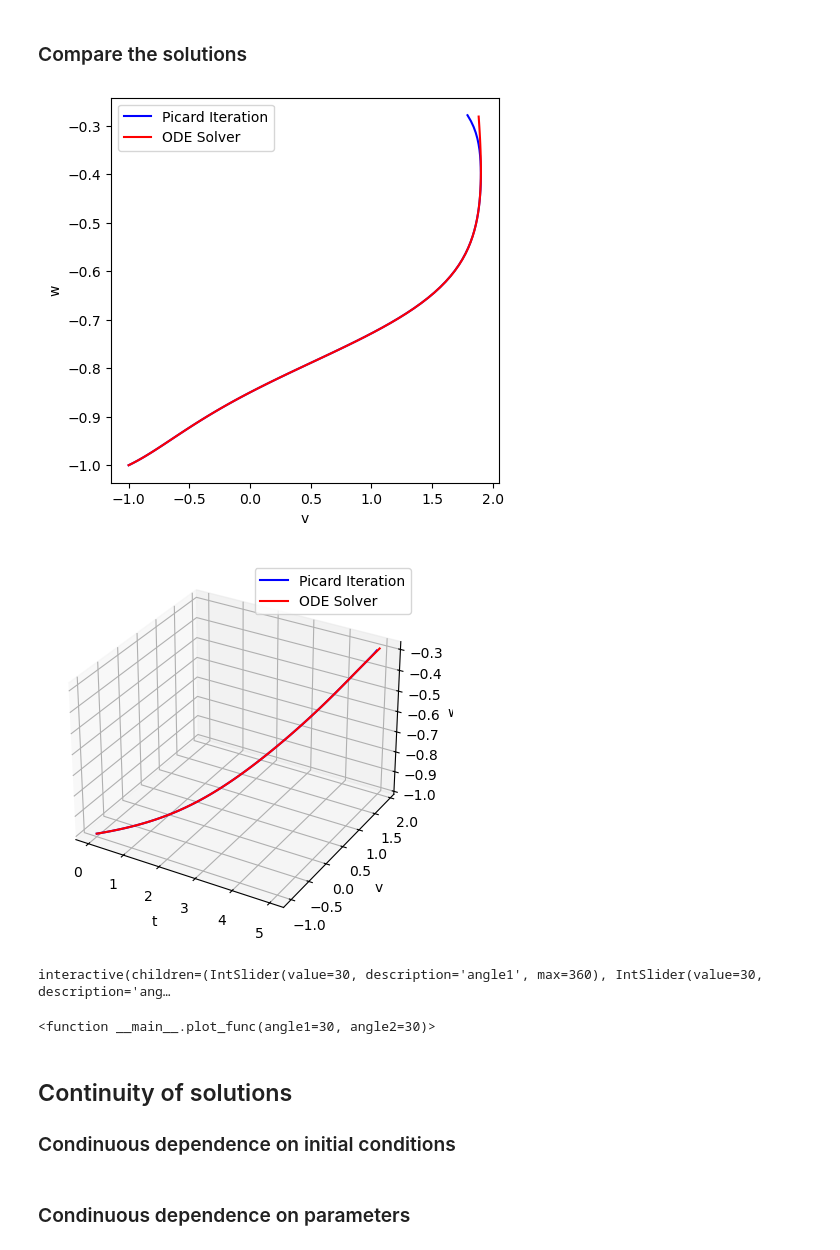
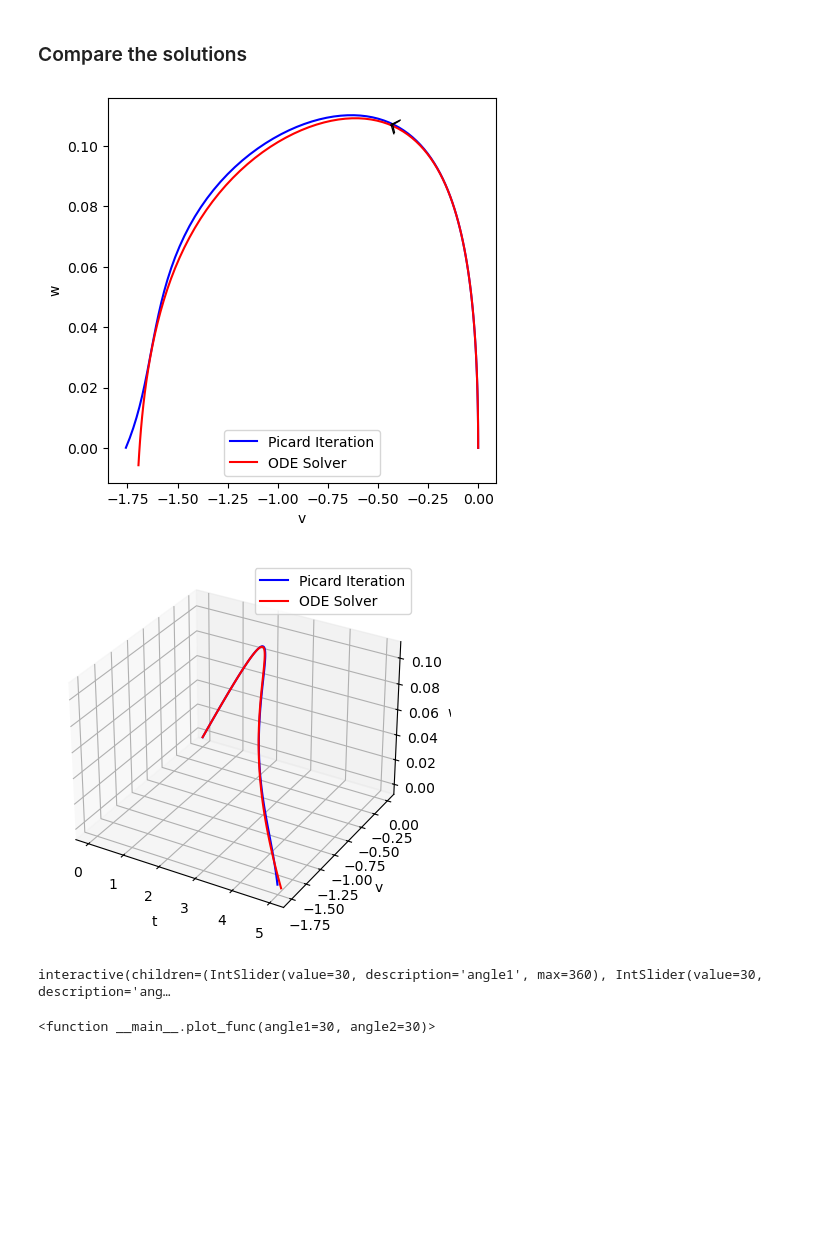
Before and after one commit to CharlesXu-Jingyue/CDS232_Wi24_CourseProject, a Jupyter notebook: FitHughNagumo.ipynb, the cells around one changed output. Cells and saved outputs as stored; diff of their text form; code cells hidden in the pictures; blank space fills up the shorter version.

```diff
--- a/FitHughNagumo.ipynb
+++ b/FitHughNagumo.ipynb
@@ -22,7 +22,7 @@ $$\begin{cases}
 \dot{w} = 0.08(v+0.7-0.8w)
 \end{cases}$$
 # %%
-# Set up the system of differential equations for the FitzHugh-Nagumo model
+## Set up the system of differential equations for the FitzHugh-Nagumo model
 import sympy as sp
 
 # Define the variables
@@ -32,11 +32,12 @@ v, w = sp.symbols('v w')
 a = 0.7
 b = 0.8
 epsilon = 0.08
-I = 0
+I_stim = 0
 
-# Define the differential equations
-dv_dt = v - (v**3)/3 - w + I
+# Define the system of differential equations
+dv_dt = v - (v**3)/3 - w + I_stim
 dw_dt = epsilon * (v + a - b*w)
+f = sp.Matrix([dv_dt, dw_dt])
 
 # Print the equations
 print("dv/dt =", dv_dt)
@@ -93,38 +100,37 @@ For a bounded region $v:(-2, 2), w:(-2, 2)$ around $x_0 = [0, 0]$, the local Lip
 # %%
-# Set the initial conditions
+## Set the initial conditions
 import numpy as np
 
 # Define the time interval
-t0 = 0.0
-t_final = 5.0
+t0, t_final = 0.0, 5.0
 n = 100
 t = np.linspace(t0, t_final, n)
 
 # Define the initial condition
-x0 = [-1.0, -1.0]
+x0 = [0.0, 0.0]
 # %% [markdown]
 ### Solve using Picard Iteration
 # %%
-# Solve using Picard Iteration
+## Solve using Picard Iteration
 from scipy.integrate import cumtrapz
 
 # Define the system of equations
 def f(x):
     v, w = x
-    return [v - (v**3)/3 - w + I, epsilon * (v + a - b*w)]
+    return [v - (v**3)/3 - w + I_stim, epsilon * (v + a - b*w)]
 
 # Initialize the solution
 xt = np.tile(x0, (n, 1)).T
 
 # Define tolerance
-error = np.inf
+delta = np.inf
 tol = 1e0
 
 # Compute the solution
-while error > tol:
+while delta > tol:
     xt_next = np.tile(x0, (n, 1)).T + cumtrapz(f(xt), t, initial=0, axis=1)
-    error = np.linalg.norm(xt_next - xt, )
-    print("delta =", error)
+    delta = np.linalg.norm(xt_next - xt)
+    print("delta =", delta)
     xt = xt_next
 xt_picard = xt
 # %% [output]
@@ -155,19 +163,24 @@ xt_ode45 = sol.y
 # %% [markdown]
 ### Compare the solutions
 # %%
-# Compare the solutions of the two methods
+## Compare the solutions of the two methods
 import matplotlib.pyplot as plt
 
 # Plot the solutions
 plt.figure(figsize=(5, 5))
 plt.plot(xt_picard[0], xt_picard[1], color='blue', label='Picard Iteration')
 plt.plot(xt_ode45[0], xt_ode45[1], color='red', label='ODE Solver')
+middle_index = len(xt_picard[0]) // 2
+
+# Add arrows to indicate direction
+plt.annotate('', xy=(xt_picard[0][middle_index], xt_picard[1][middle_index]), xytext=(xt_picard[0][middle_index-1], xt_picard[1][middle_index-1]), arrowprops=dict(arrowstyle='->,head_width=0.5', facecolor='blue'))
+plt.annotate('', xy=(xt_ode45[0][middle_index], xt_ode45[1][middle_index]), xytext=(xt_ode45[0][middle_index-1], xt_ode45[1][middle_index-1]), arrowprops=dict(arrowstyle='->,head_width=0.5', facecolor='red'))
 plt.xlabel('v')
 plt.ylabel('w')
 plt.legend()
 plt.show()
 # %% [output]
-[figure, old version]
+[figure, new version]
 # %%
 from mpl_toolkits.mplot3d import Axes3D
 
@@ -188,5 +201,5 @@ ax.legend()
 
 plt.show()
 # %% [output]
-[figure, old version]
+[figure, new version]
 # %%
@@ -219,8 +230,3 @@ interact(plot_func, angle1=(0,360), angle2=(0,360))
 # %% [output]
 interactive(children=(IntSlider(value=30, description='angle1', max=360), IntSlider(value=30, description='ang…
 <function __main__.plot_func(angle1=30, angle2=30)>
-# %% [markdown]
-## Continuity of solutions
-### Condinuous dependence on initial conditions
-# %% [markdown]
-### Condinuous dependence on parameters
```
Also changed, not shown: parts of 22 cells of this notebook.
